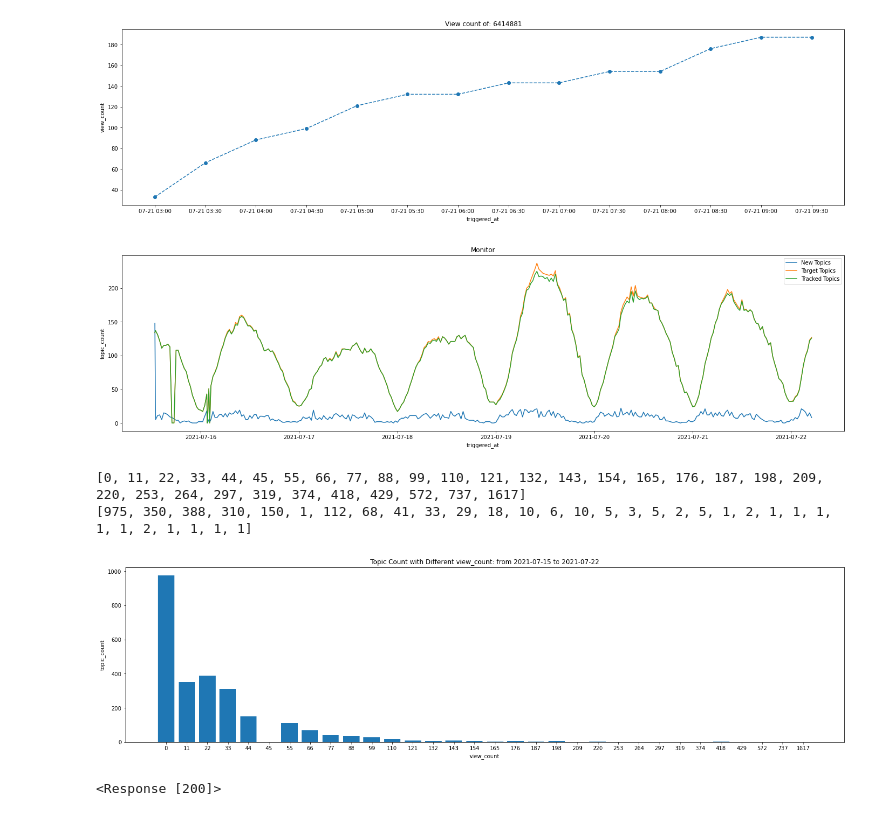
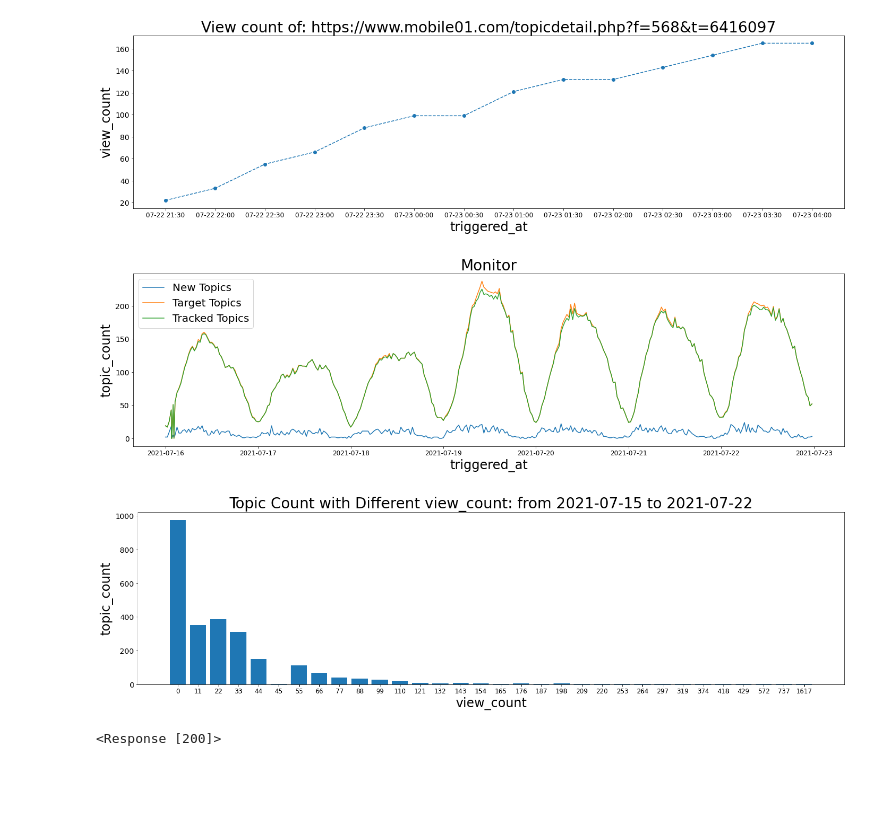
Before and after one commit to 4hsinyili/0723_demo_hsinyili, a Jupyter notebook: QS_Modules/demo.ipynb, the cells around one changed output. Saved outputs shown, nothing was run; the diff lists cells and outputs as text; code cells hidden in the pictures; blank space fills up the shorter version.

```diff
--- a/QS_Modules/demo.ipynb
+++ b/QS_Modules/demo.ipynb
@@ -99,6 +114,6 @@ class Plot():
 
 plot = Plot(QUERY, CONNECTION)
 # %%
-url = 'https://www.mobile01.com/topicdetail.php?f=811&t=6414881'
+url = 'https://www.mobile01.com/topicdetail.php?f=568&t=6416097'
 plot.plot_view_count_plt(url)
 # %% [output]
@@ -105,14 +126,12 @@ plot.plot_view_count_plt(url)
-[figure, old version]
+[figure, new version]
 # %%
-plot.plot_monitor_plt()
+plot.plot_monitor_plt(start_date_str='2021-07-16')
 # %% [output]
-[figure, old version]
+[figure, new version]
 # %%
-plot.plot_first_show(start_date_str='2021-07-22')
+plot.plot_first_show(stop_date_str='2021-07-22')
 # %% [output]
-[0, 11, 22, 33, 44, 45, 55, 66, 77, 88, 99, 110, 121, 132, 143, 154, 165, 176, 187, 198, 209, 220, 253, 264, 297, 319, 374, 418, 429, 572, 737, 1617]
-[975, 350, 388, 310, 150, 1, 112, 68, 41, 33, 29, 18, 10, 6, 10, 5, 3, 5, 2, 5, 1, 2, 1, 1, 1, 1, 1, 2, 1, 1, 1, 1]
-[figure, old version]
+[figure, new version]
 # %%
 # FB_TEST_EMAIL = env.FB_TEST_EMAIL
 # FB_TEST_PWD = env.FB_TEST_PWD
```
Also changed, not shown: parts of 4 cells of this notebook, 1 other file.
